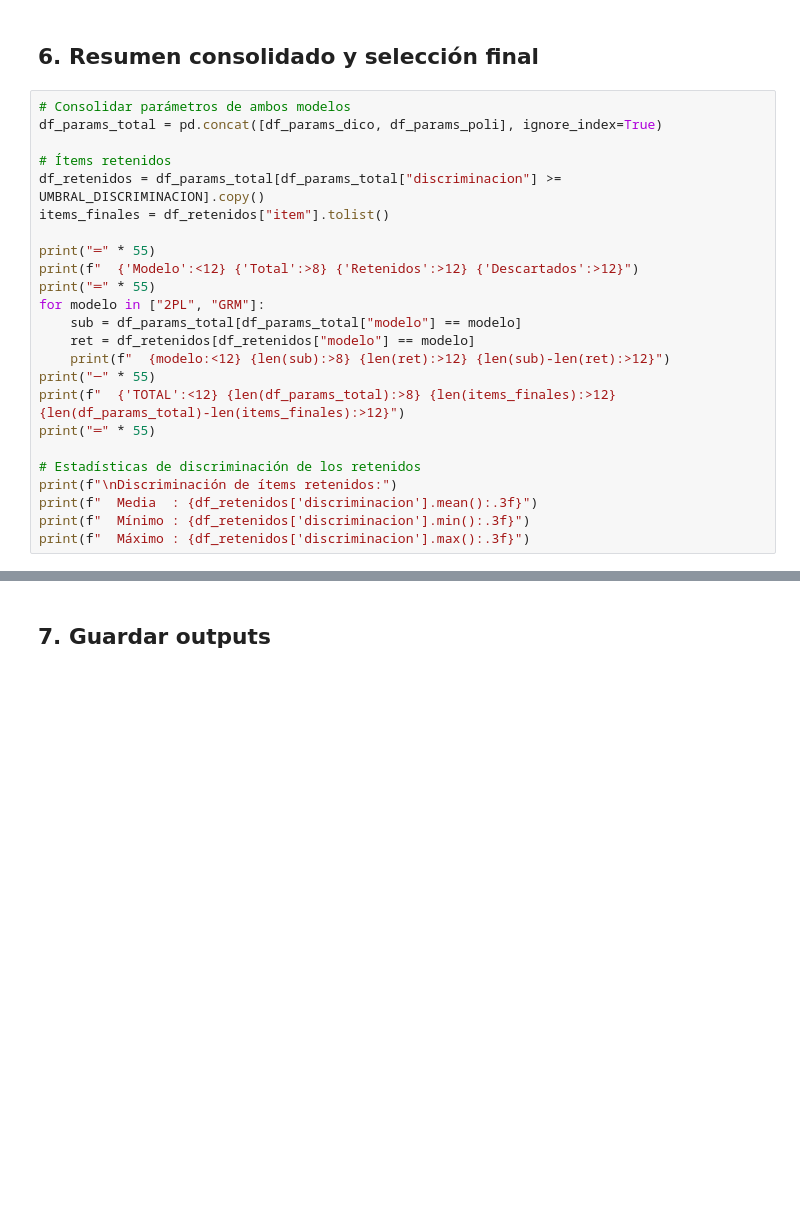
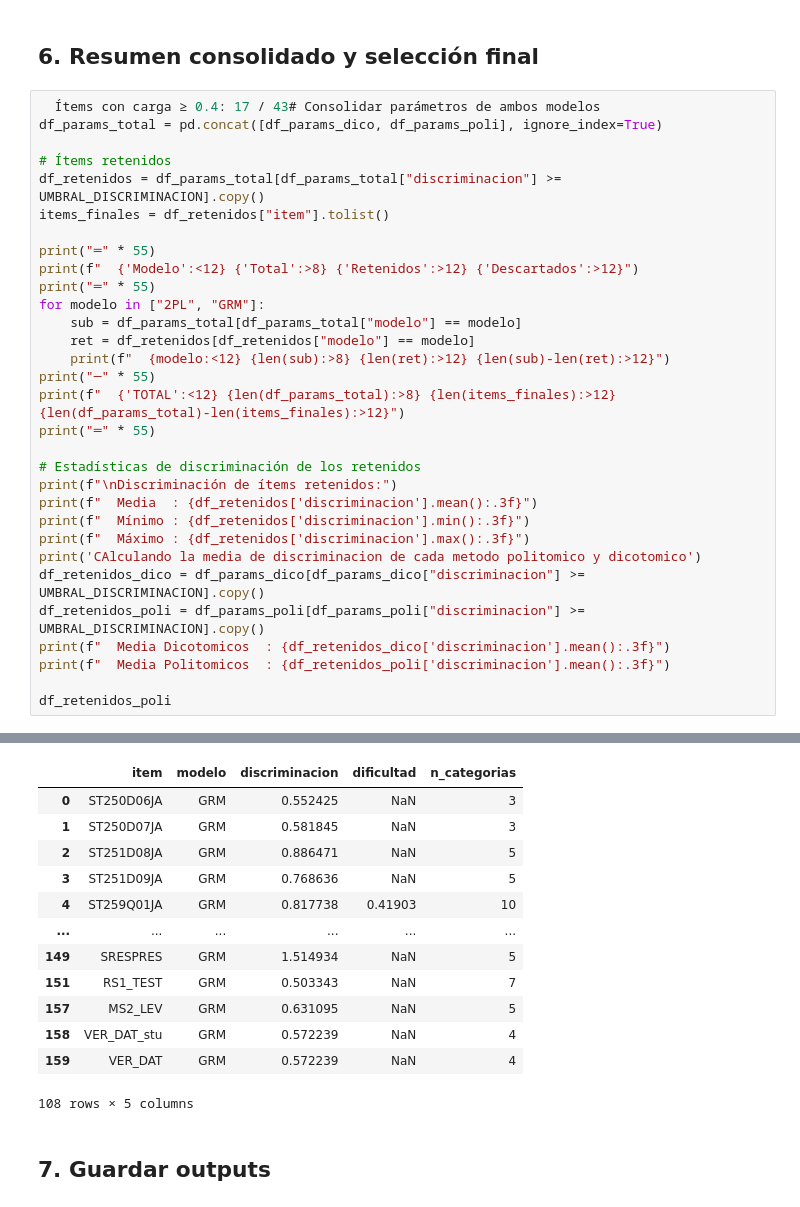
Before and after one commit to kevin-arenas/pisa-project, a Jupyter notebook: notebooks_rural/02_learning/paso3_irt.ipynb, the cells around one changed output, grey strips where cells are left out. Cells and saved outputs as stored; diff of their text form; blank space fills up the shorter version.

```diff
--- a/notebooks_rural/02_learning/paso3_irt.ipynb
+++ b/notebooks_rural/02_learning/paso3_irt.ipynb
@@ -258,7 +258,7 @@ plt.show()
 # %% [markdown]
 ## 6. Resumen consolidado y selección final
 # %%
-# Consolidar parámetros de ambos modelos
+  Ítems con carga ≥ 0.4: 17 / 43# Consolidar parámetros de ambos modelos
 df_params_total = pd.concat([df_params_dico, df_params_poli], ignore_index=True)
 
 # Ítems retenidos
@@ -281,6 +281,13 @@ print(f"\nDiscriminación de ítems retenidos:")
 print(f"  Media  : {df_retenidos['discriminacion'].mean():.3f}")
 print(f"  Mínimo : {df_retenidos['discriminacion'].min():.3f}")
 print(f"  Máximo : {df_retenidos['discriminacion'].max():.3f}")
+print('CAlculando la media de discriminacion de cada metodo politomico y dicotomico')
+df_retenidos_dico = df_params_dico[df_params_dico["discriminacion"] >= UMBRAL_DISCRIMINACION].copy()
+df_retenidos_poli = df_params_poli[df_params_poli["discriminacion"] >= UMBRAL_DISCRIMINACION].copy()
+print(f"  Media Dicotomicos  : {df_retenidos_dico['discriminacion'].mean():.3f}")
+print(f"  Media Politomicos  : {df_retenidos_poli['discriminacion'].mean():.3f}")
+
+df_retenidos_poli
 # %% [output]
 ═══════════════════════════════════════════════════════
   Modelo          Total    Retenidos  Descartados
@@ -298,3 +308,16 @@ Discriminación de ítems retenidos:
+|  | item | modelo | discriminacion | dificultad | n_categorias |
+| 0 | ST250D06JA | GRM | 0.552425 | NaN | 3 |
+| 1 | ST250D07JA | GRM | 0.581845 | NaN | 3 |
+| 2 | ST251D08JA | GRM | 0.886471 | NaN | 5 |
+| 3 | ST251D09JA | GRM | 0.768636 | NaN | 5 |
+| 4 | ST259Q01JA | GRM | 0.817738 | 0.41903 | 10 |
+| ... | ... | ... | ... | ... | ... |
+| 149 | SRESPRES | GRM | 1.514934 | NaN | 5 |
+| 151 | RS1_TEST | GRM | 0.503343 | NaN | 7 |
+| 157 | MS2_LEV | GRM | 0.631095 | NaN | 5 |
+| 158 | VER_DAT_stu | GRM | 0.572239 | NaN | 4 |
+| 159 | VER_DAT | GRM | 0.572239 | NaN | 4 |
+108 rows × 5 columns
 # %% [markdown]
 ## 7. Guardar outputs
 # %%
```
Also changed, not shown: parts of 4 cells of this notebook, 30 other files.
